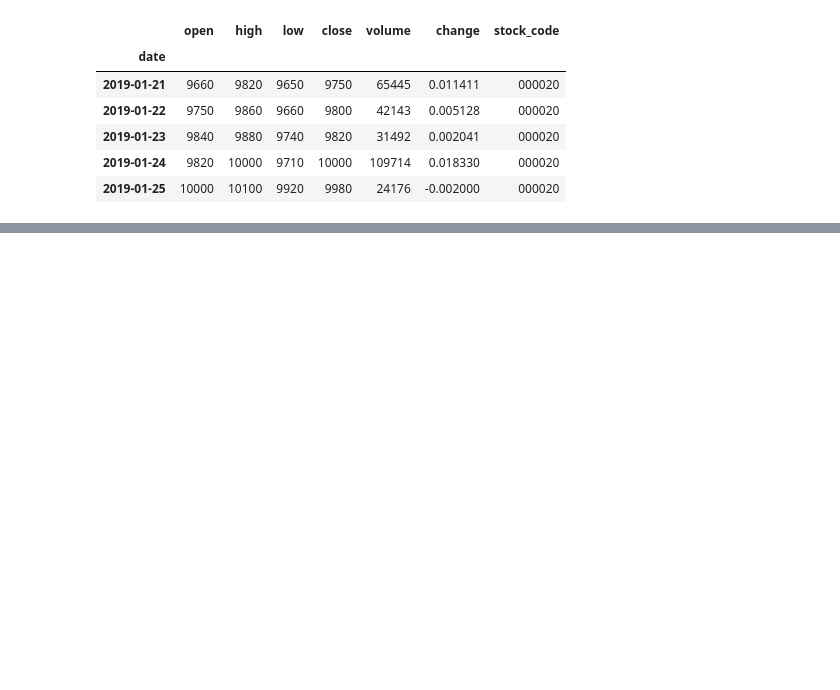
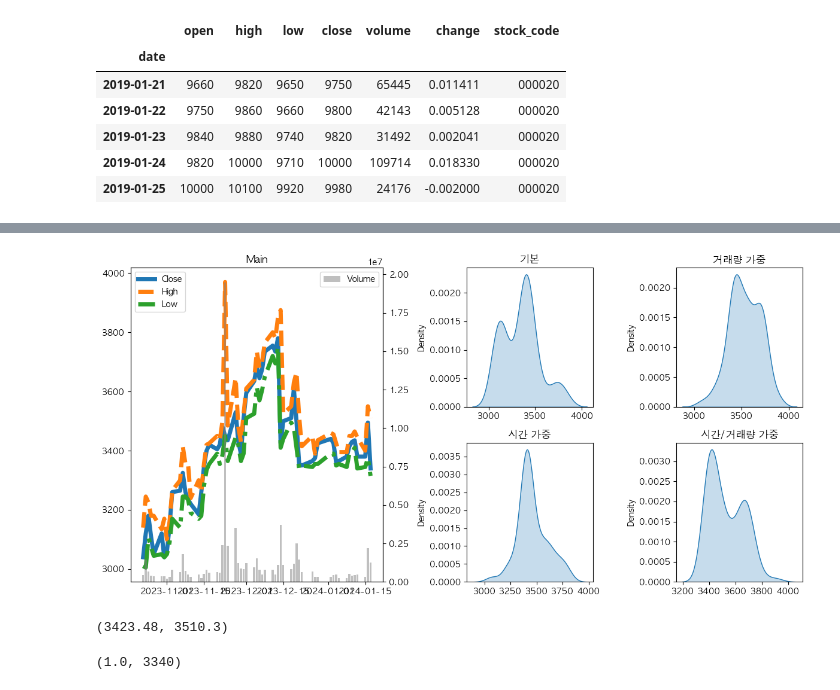
Before and after one commit to jackmappotion/system_trading_pa, a Jupyter notebook: example.ipynb, the cells around one changed output, grey strips where cells are left out. Saved outputs shown, nothing was run; the diff lists cells and outputs as text; code cells hidden in the pictures; blank space fills up the shorter version.

Commit message:
:dizzy: [example] generator -> model

```diff
--- a/example.ipynb
+++ b/example.ipynb
@@ -227,0 +125,14 @@ plt.show()
+# %%
+plot_fig(df, hlb_rp, hlb_rvp, hlb_tdp, hlb_tdvp)
+# %% [output]
+[figure, added]
+# %%
+pl_model = PositionLimitModel()
+pl_model.calc(pb_tdvp)
+# %% [output]
+(3423.48, 3510.3)
+# %%
+pri_model = PositionRankIndexModel()
+pri_model.calc(single_ohlcv["close"].iloc[-1], pb_tdvp), single_ohlcv["close"].iloc[-1]
+# %% [output]
+(1.0, 3340)
```
Also changed, not shown: parts of 10 cells of this notebook.
